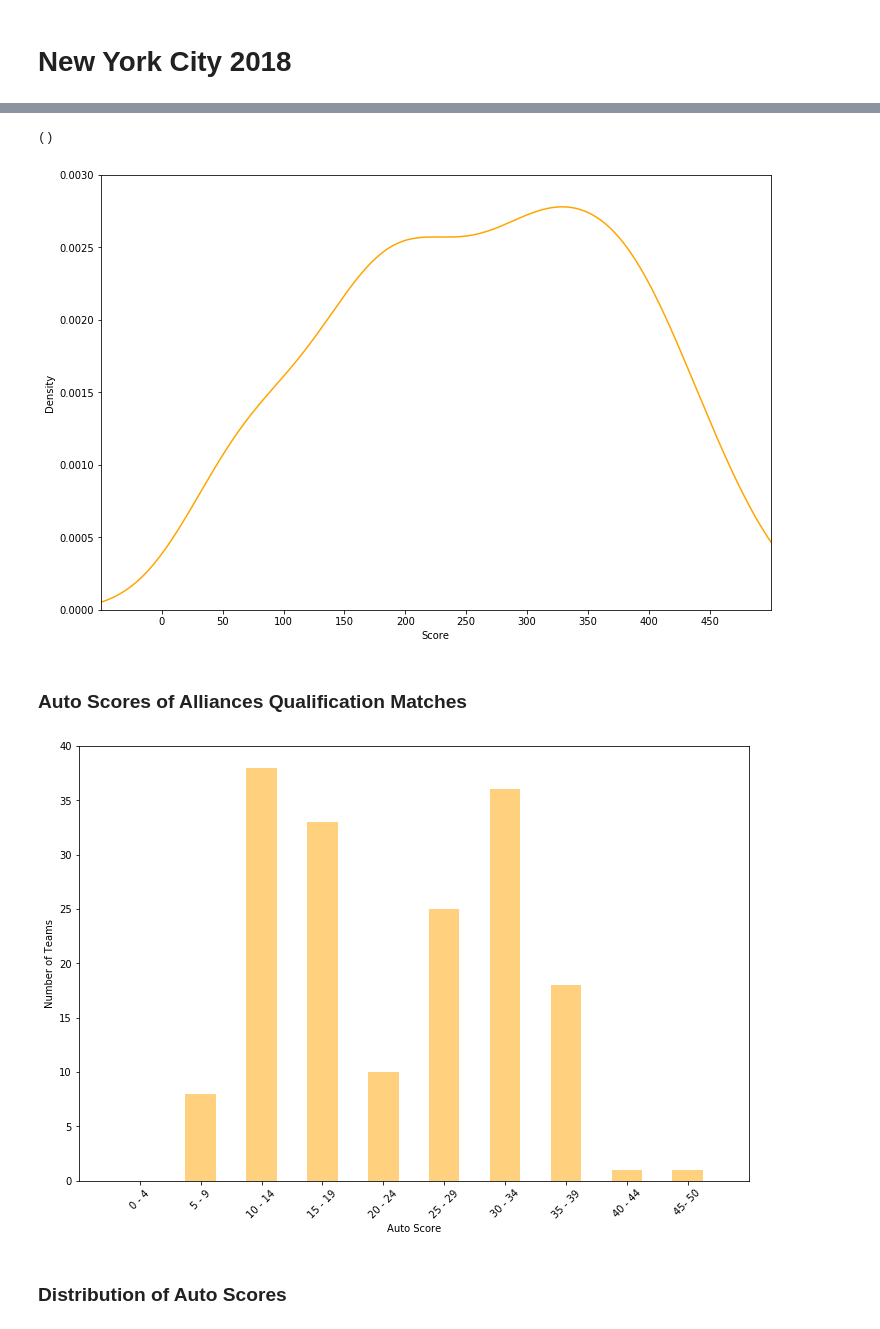
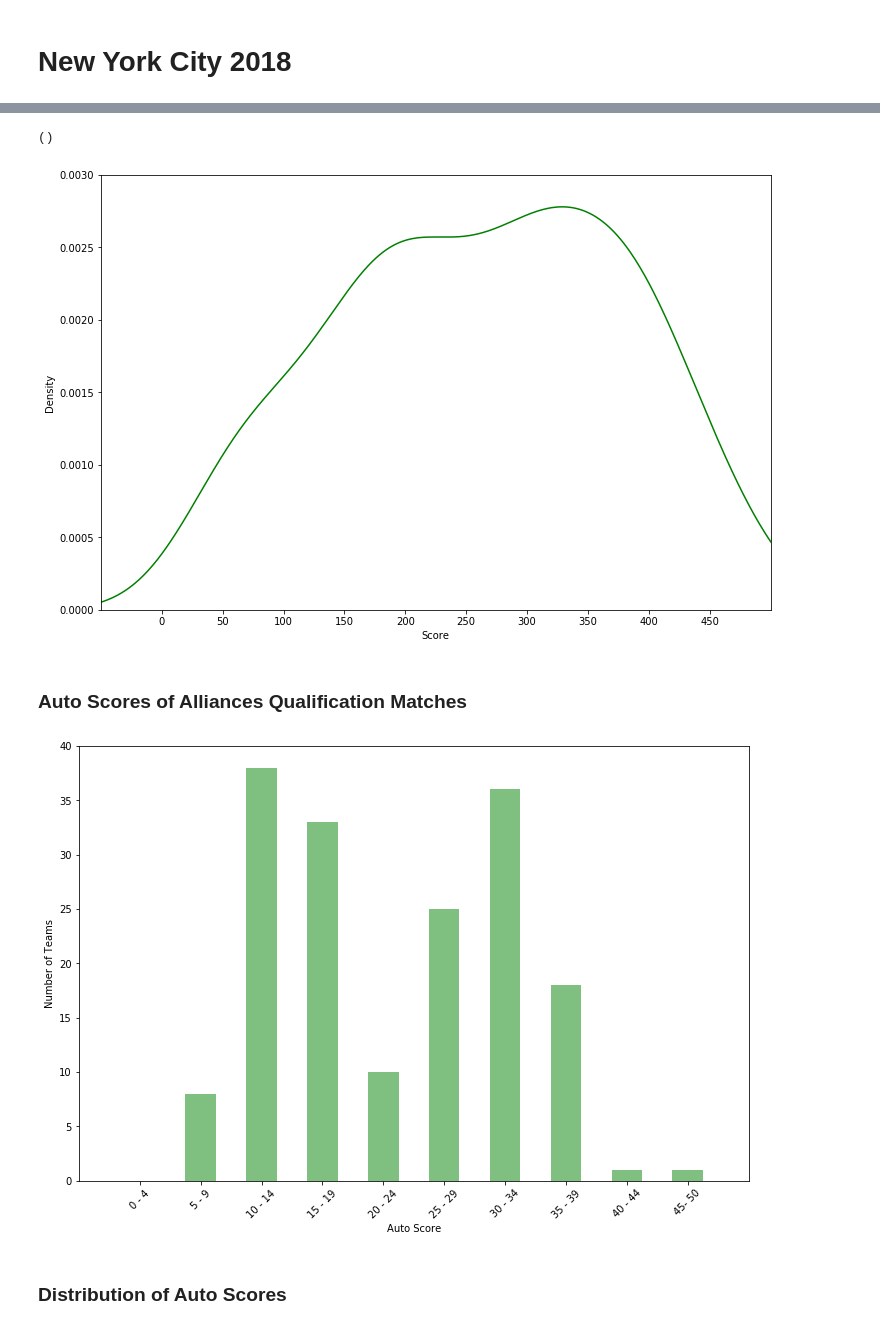
Before and after one commit to mahimarib/jupyter-demo, a Jupyter notebook: FRC Stat Sheet.ipynb, the cells around one changed output, grey strips where cells are left out. Saved outputs shown, nothing was run; the diff lists cells and outputs as text; code cells hidden in the pictures.

```diff
--- a/FRC Stat Sheet.ipynb
+++ b/FRC Stat Sheet.ipynb
@@ -253,6 +344,6 @@ figsize(12, 8)
 # %%
 nyny_scores = pd.concat([nyny_2018_qm['alliances.blue.score'], nyny_2018_qm['alliances.red.score']])
-nyny_scores.plot('kde', color='orange')
+nyny_scores.plot('kde', color='green')
 xlim([-50, 500])
 ylim([0, 0.003])
 xlabel('Score')
@@ -261,20 +352,20 @@ figsize(12, 8)
 /
 # %% [output]
 ()
-[figure, old version]
+[figure, new version]
 # %% [markdown]
 ### Auto Scores of Alliances Qualification Matches
 # %%
-nyny_auto_hist = hist(nyny_auto_scores, rwidth=.5, alpha=0.5, align='left', bins=bins, color='orange')
+nyny_auto_hist = hist(nyny_auto_scores, rwidth=.5, alpha=0.5, align='left', bins=bins, color='green')
 xlabel('Auto Score')
 xlim([-5, 50])
 ylim([0, 40])
 xlabel('Auto Score')
 xticks(range(0, 50, 5), auto_score_label, rotation=45)
 ylabel('Number of Teams')
 figsize(12, 8)
 # %% [output]
-[figure, old version]
+[figure, new version]
 # %% [markdown]
 ### Distribution of Auto Scores
 # %%
```
Also changed, not shown: parts of 25 cells of this notebook.
